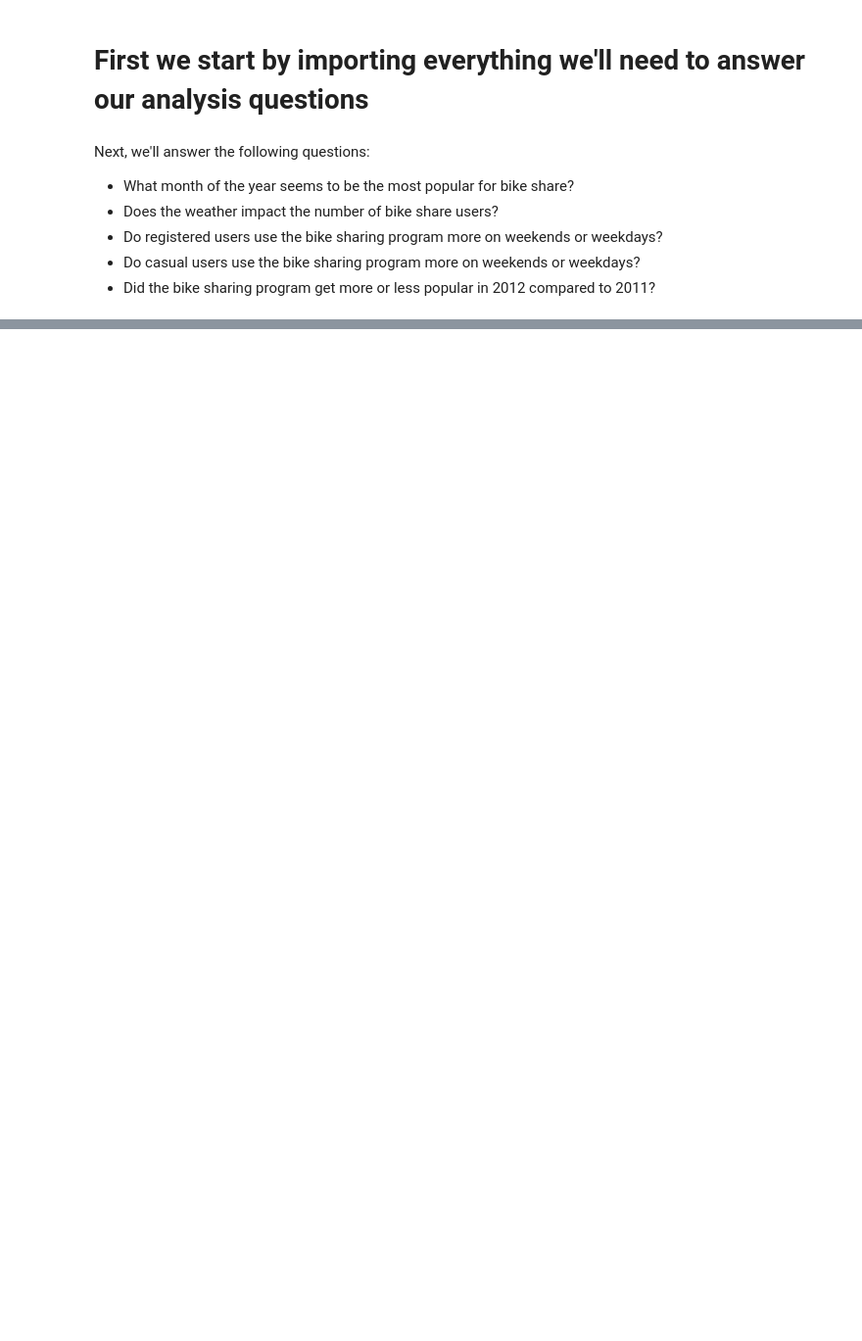
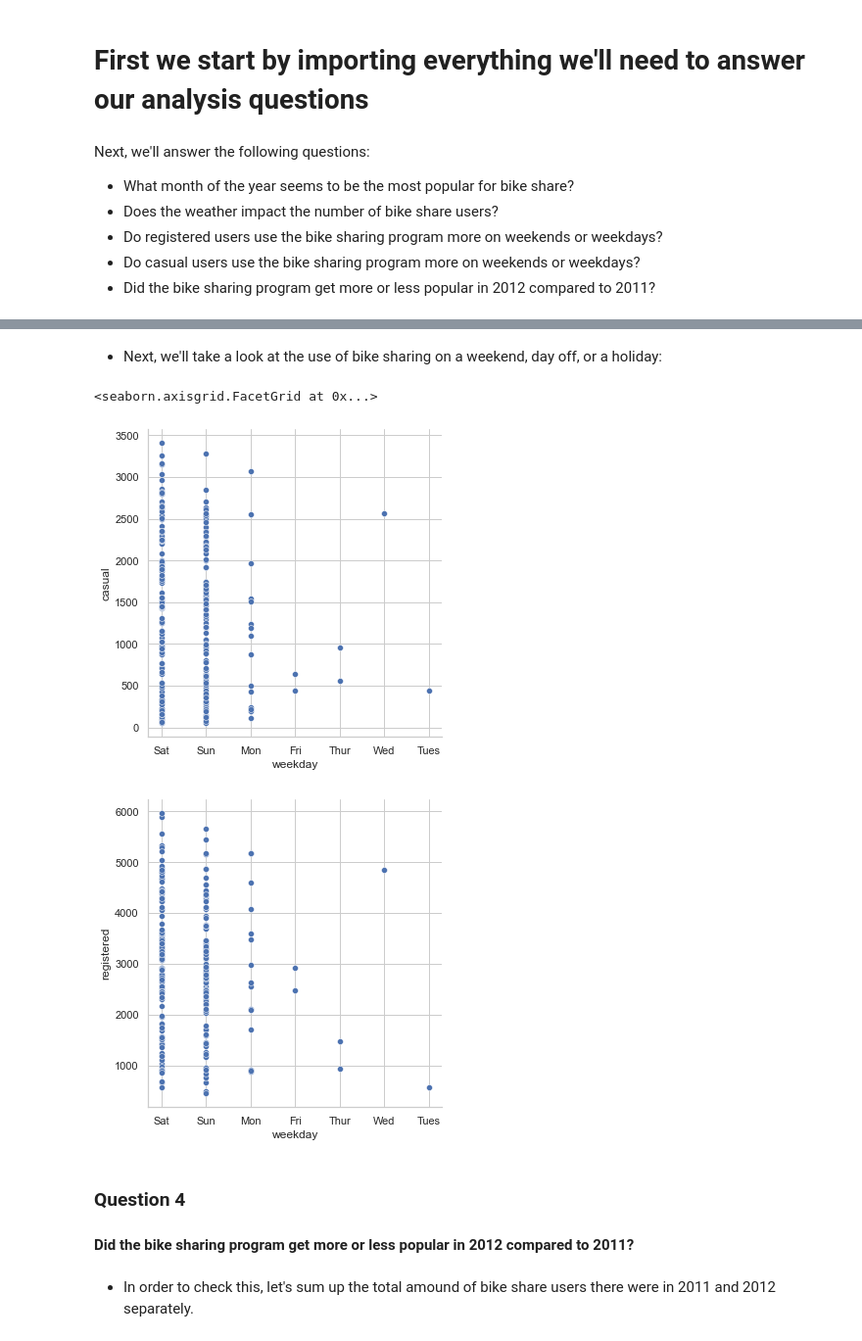
Before and after one commit to data301-2020-winter1/course-project-group_6021, a Jupyter notebook: analysis/Milestone2.ipynb, the cells around one changed output, grey strips where cells are left out. Shown at 98% size. Cells and saved outputs as stored; diff of their text form; code cells hidden in the pictures; blank space fills up the shorter version.

```diff
--- a/analysis/Milestone2.ipynb
+++ b/analysis/Milestone2.ipynb
@@ -38,0 +93,16 @@ print(Q1)
+# %% [markdown]
+* Next, we'll take a look at the use of bike sharing on a weekend, day off, or a holiday:
+# %%
+dfDayOff = df[df["workingday"] == 0]
+
+sns.relplot(x='weekday',y='casual',data=dfDayOff)
+sns.relplot(x='weekday',y='registered',data=dfDayOff)
+# %% [output]
+<seaborn.axisgrid.FacetGrid at 0x...>
+[figure, added]
+[figure, added]
+# %% [markdown]
+### Question 4
+#### Did the bike sharing program get more or less popular in 2012 compared to 2011?
+# %% [markdown]
+* In order to check this, let's sum up the total amound of bike share users there were in 2011 and 2012 separately.
```
Also changed, not shown: parts of 16 cells of this notebook, 1 other file.
